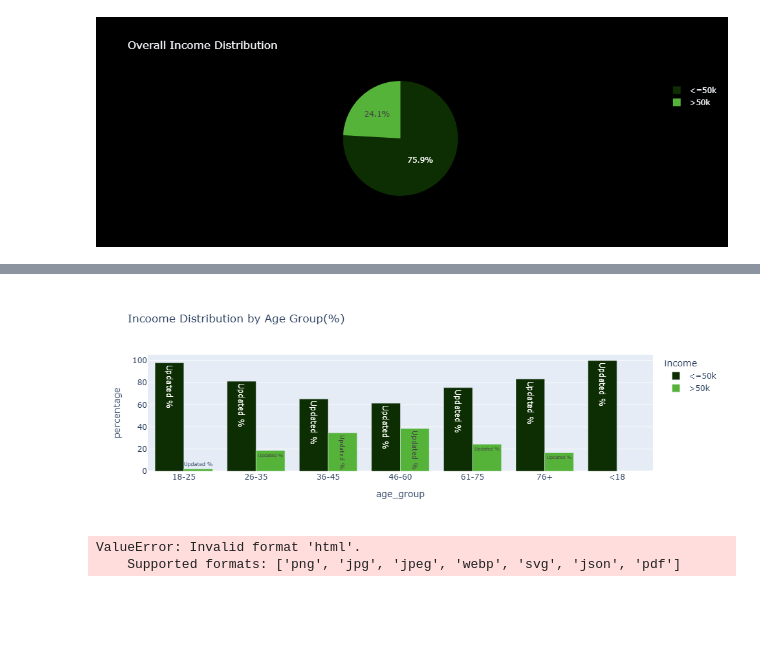
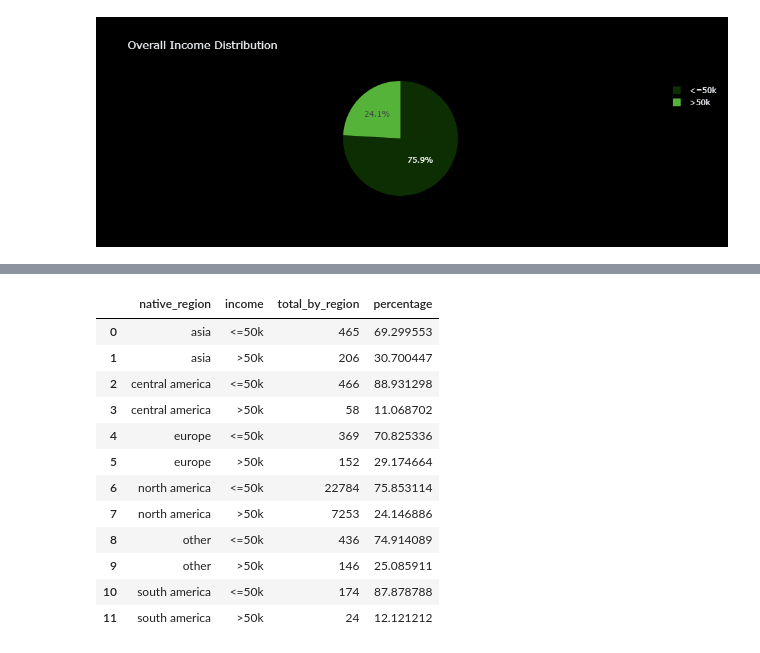
Before and after one commit to Kakibibi/Adult_Income, a Jupyter notebook: notebooks/Data Analysis.ipynb, the cells around one changed output, grey strips where cells are left out. Saved outputs shown, nothing was run; the diff lists cells and outputs as text; code cells hidden in the pictures; blank space fills up the shorter version.

```diff
--- a/notebooks/Data Analysis.ipynb
+++ b/notebooks/Data Analysis.ipynb
@@ -242,19 +374,18 @@ adult_df_income_age
 # %%
-fig = px.bar(
-    adult_df_income_age,
-    x = 'age_group',
-    y = 'percentage',
-    color = 'income',
-    title='Incoome Distribution by Age Group(%)',
-    barmode='group',
-color_discrete_sequence=['#0d2e03', '#56b33a'],
-)
-fig.update_traces(texttemplate = 'Updated %')
-fig.show()
-fig.write_image(os.path.join(result_dir, 'income_distribution_by_agegroupchart.jpg'))
-fig.write_image(os.path.join(result_dir, 'income_distribution_pie_chart.png'))
-fig.write_image(os.path.join(result_dir, 'income_distribution_pie_chart.html'))
+total_per_native_region = adult_df_income_reg.groupby('native_region')['total_by_region'].transform('sum')
+adult_df_income_reg['percentage'] = (adult_df_income_reg['total_by_region']/total_per_native_region) *100
+adult_df_income_reg
 # %% [output]
-[figure, removed]
-ValueError: Invalid format 'html'.
-    Supported formats: ['png', 'jpg', 'jpeg', 'webp', 'svg', 'json', 'pdf']
+|  | native_region | income | total_by_region | percentage |
+| 0 | asia | <=50k | 465 | 69.299553 |
+| 1 | asia | >50k | 206 | 30.700447 |
+| 2 | central america | <=50k | 466 | 88.931298 |
+| 3 | central america | >50k | 58 | 11.068702 |
+| 4 | europe | <=50k | 369 | 70.825336 |
+| 5 | europe | >50k | 152 | 29.174664 |
+| 6 | north america | <=50k | 22784 | 75.853114 |
+| 7 | north america | >50k | 7253 | 24.146886 |
+| 8 | other | <=50k | 436 | 74.914089 |
+| 9 | other | >50k | 146 | 25.085911 |
+| 10 | south america | <=50k | 174 | 87.878788 |
+| 11 | south america | >50k | 24 | 12.121212 |
```
Also changed, not shown: parts of 46 cells of this notebook, 22 other files.
